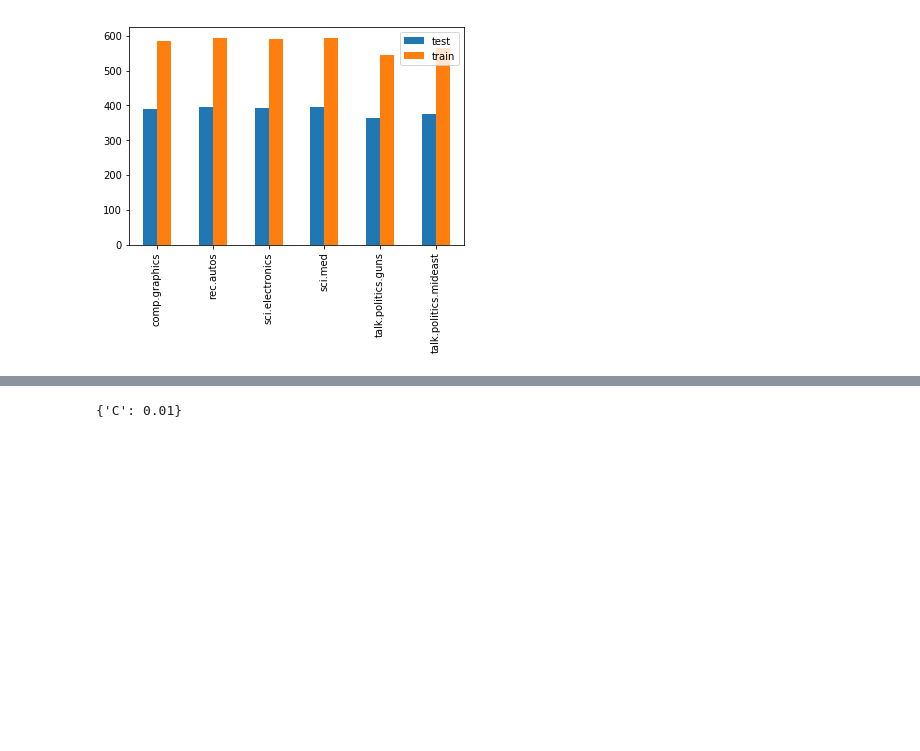
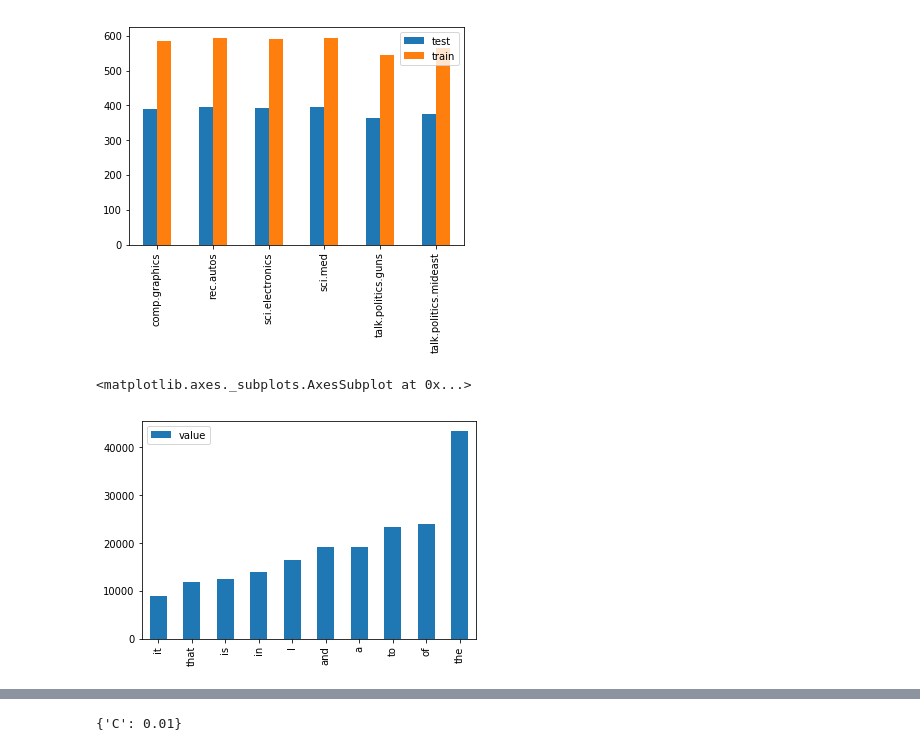
Before and after one commit to xzmlxy/udacity_ml_homework, a Jupyter notebook: Dissertation/Text_classification.ipynb, the cells around one changed output, grey strips where cells are left out. Drawn from its saved outputs; the diff is of its cells as text; code cells hidden in the pictures; blank space fills up the shorter version.

```diff
--- a/Dissertation/Text_classification.ipynb
+++ b/Dissertation/Text_classification.ipynb
@@ -60,3 +41,24 @@ df.plot(kind='bar')
 # %% [output]
 <matplotlib.axes._subplots.AxesSubplot at 0x...>
 [figure]
+# %%
+#统计高频词
+import re
+words_dic = {}
+for content in train.data:
+    words = re.sub("\W"," ",content).split()
+    for word in words:
+        if word in words_dic:
+            words_dic[word] += 1
+        else:
+            words_dic[word] = 1
+keys = list(words_dic.keys())
+values = list(words_dic.values())
+frame = pd.DataFrame({"value":values})
+frame.index = keys
+frame = frame.sort_values(axis = 0,by = 'value')
+frame = frame.iloc[-10:,:]
+frame.plot(kind='bar')
+# %% [output]
+<matplotlib.axes._subplots.AxesSubplot at 0x...>
+[figure, added]
```
Also changed, not shown: parts of 14 cells of this notebook, 1 other file.
